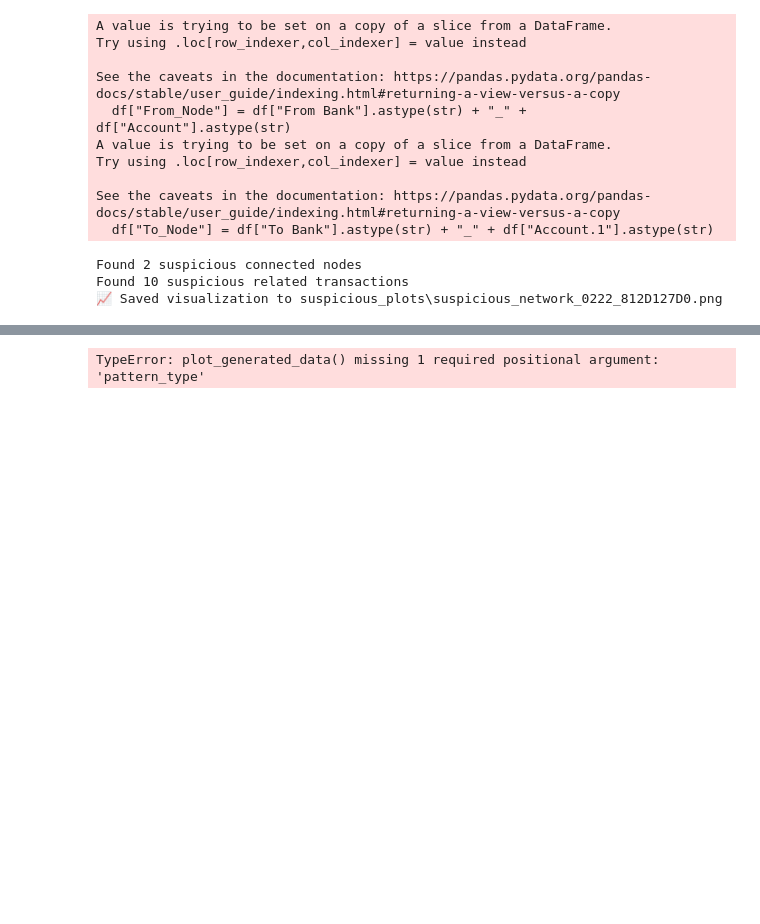
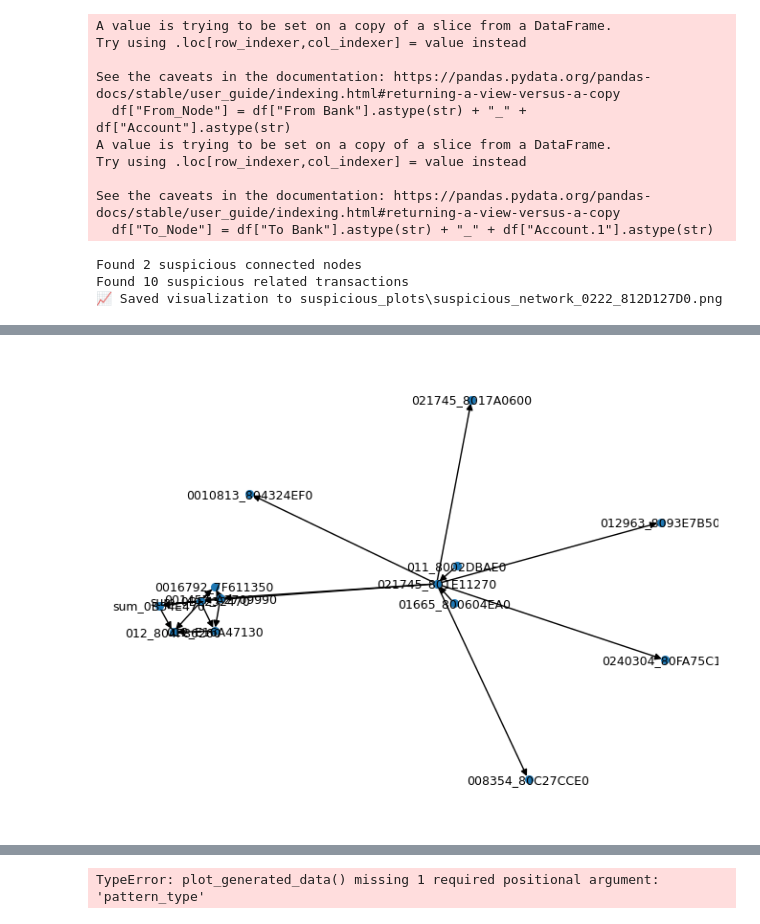
Before and after one commit to LucScheepens/grad, a Jupyter notebook: dataprep/preprocessing.ipynb, the cells around one changed output, grey strips where cells are left out. Saved outputs shown, nothing was run; the diff lists cells and outputs as text; code cells hidden in the pictures; blank space fills up the shorter version.

```diff
--- a/dataprep/preprocessing.ipynb
+++ b/dataprep/preprocessing.ipynb
@@ -274,0 +242,20 @@ if len(net['nodes']) > 3:
+# %%
+    # Create a directed graph
+G = nx.from_pandas_edgelist(
+    transactions,
+    source="From_Node",
+    target="To_Node",
+    create_using=nx.DiGraph()
+)
+
+graph, pos, pattern_type = generate_pattern_in_graph(G, pattern_type="Bipartite")
+
+nx.draw(
+    graph,
+    with_labels=True,
+    node_size=30,
+    font_size=9,
+    arrows=True,
+)
+# %% [output]
+[figure, added]
```
Also changed, not shown: parts of 12 cells of this notebook.
